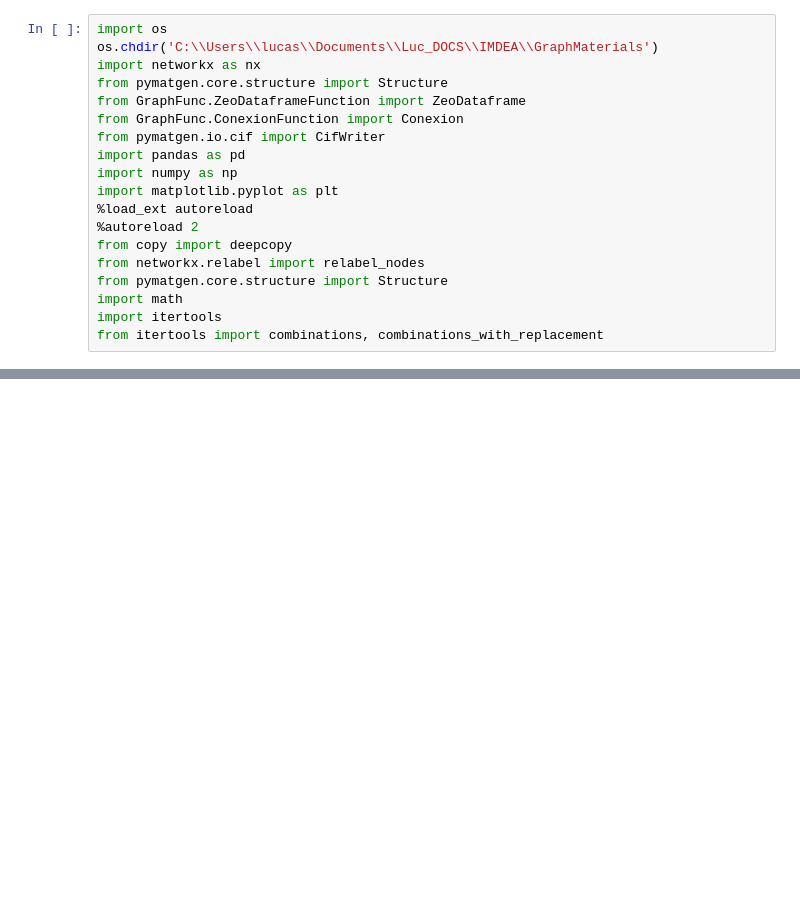
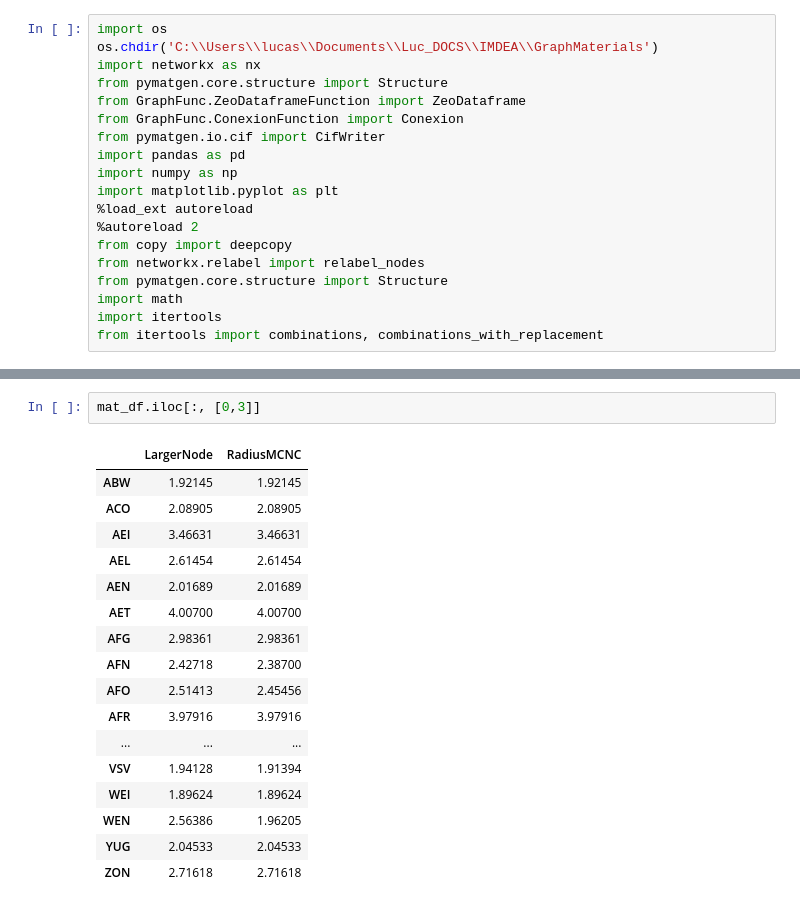
Before and after one commit to Lucaojj/GraphMaterials, a Jupyter notebook: JupyterNotebooks/WB.ipynb, the cells around one changed output, grey strips where cells are left out. Cells and saved outputs as stored; diff of their text form; blank space fills up the shorter version.

```diff
--- a/JupyterNotebooks/WB.ipynb
+++ b/JupyterNotebooks/WB.ipynb
@@ -551,0 +593,20 @@ mat_dic['DAC.cif']
+# %%
+mat_df.iloc[:, [0,3]]
+# %% [output]
+|  | LargerNode | RadiusMCNC |
+| ABW | 1.92145 | 1.92145 |
+| ACO | 2.08905 | 2.08905 |
+| AEI | 3.46631 | 3.46631 |
+| AEL | 2.61454 | 2.61454 |
+| AEN | 2.01689 | 2.01689 |
+| AET | 4.00700 | 4.00700 |
+| AFG | 2.98361 | 2.98361 |
+| AFN | 2.42718 | 2.38700 |
+| AFO | 2.51413 | 2.45456 |
+| AFR | 3.97916 | 3.97916 |
+| ... | ... | ... |
+| VSV | 1.94128 | 1.91394 |
+| WEI | 1.89624 | 1.89624 |
+| WEN | 2.56386 | 1.96205 |
+| YUG | 2.04533 | 2.04533 |
+| ZON | 2.71618 | 2.71618 |
```
Also changed, not shown: parts of 7 cells of this notebook.
